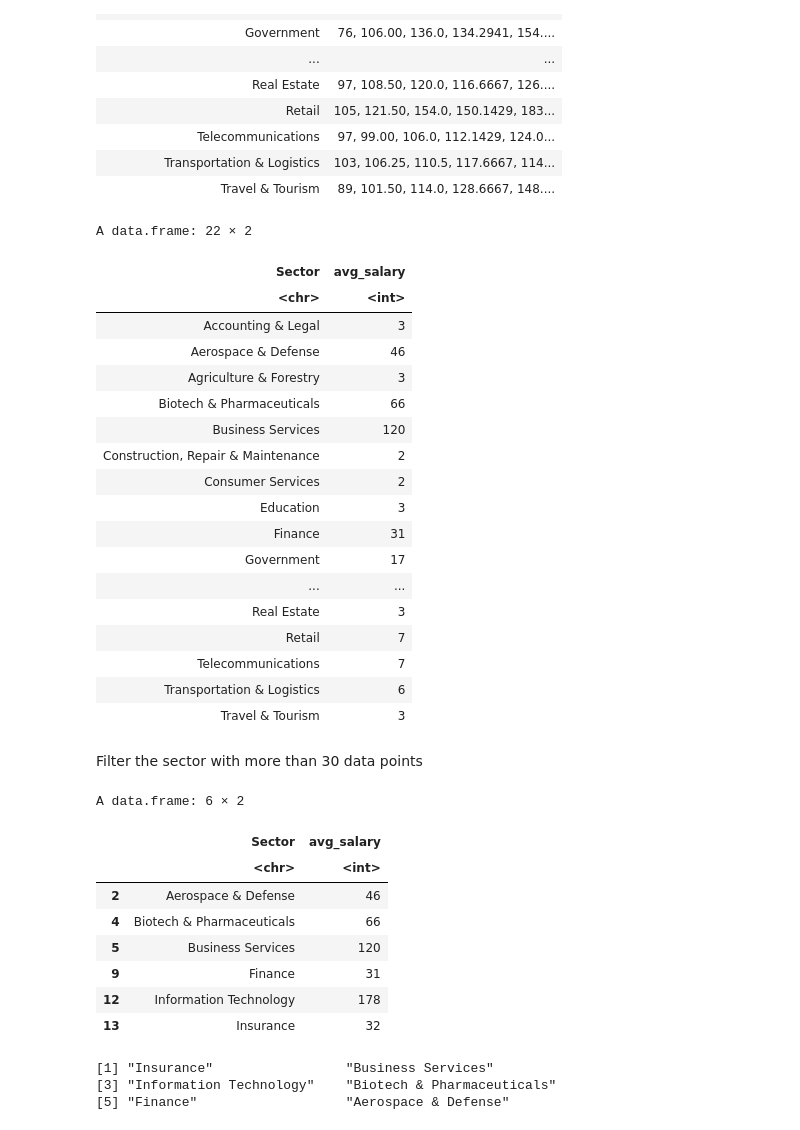
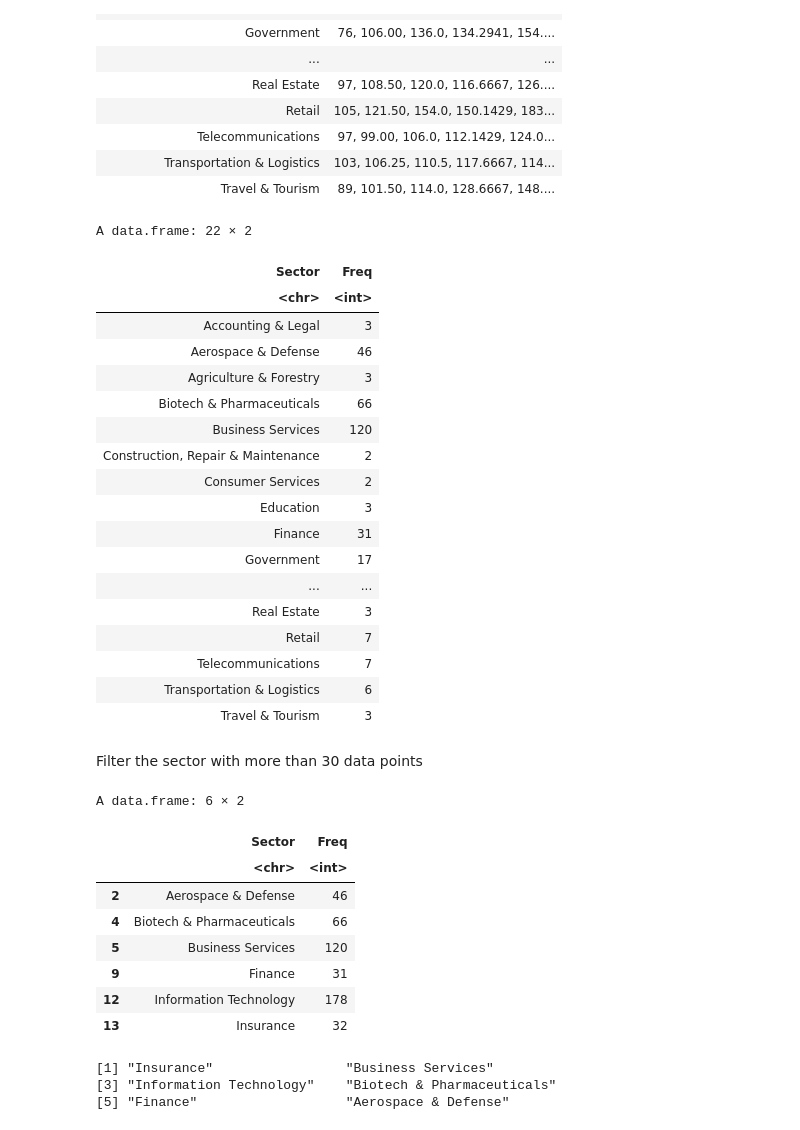
Before and after one commit to ngyh6726/MH3511_R_Project, a Jupyter notebook: WY analysis.ipynb, the cells around one changed output. Drawn from its saved outputs; the diff is of its cells as text; code cells hidden in the pictures.

```diff
--- a/WY analysis.ipynb
+++ b/WY analysis.ipynb
@@ -123,11 +137,12 @@ A data.frame: 22 × 2
 | Transportation & Logistics | 103, 106.25, 110.5, 117.6667, 114... |
 | Travel & Tourism | 89, 101.50, 114.0, 128.6667, 148.... |
 # %%
-sector_counts <- aggregate(avg_salary ~ Sector, data=df, FUN=length)
+sector_counts <- aggregate(df$avg_salary, by = list(df$Sector), FUN = length)
+names(sector_counts) <- c("Sector", "Freq")
 sector_counts
 # %% [output]
 A data.frame: 22 × 2
-| Sector | avg_salary |
+| Sector | Freq |
 | <chr> | <int> |
 | Accounting & Legal | 3 |
 | Aerospace & Defense | 46 |
@@ -149,11 +164,11 @@ A data.frame: 22 × 2
 Filter the sector with more than 30 data points
 # %%
 # Extract the sectors with more than 30 data points
-selected_sectors <- subset(sector_counts, avg_salary > 30)
+selected_sectors <- subset(sector_counts, sector_counts$Freq > 30)
 selected_sectors
 # %% [output]
 A data.frame: 6 × 2
-|  | Sector | avg_salary |
+|  | Sector | Freq |
 |  | <chr> | <int> |
 | 2 | Aerospace & Defense | 46 |
 | 4 | Biotech & Pharmaceuticals | 66 |
```
Also changed, not shown: parts of 9 cells of this notebook.
